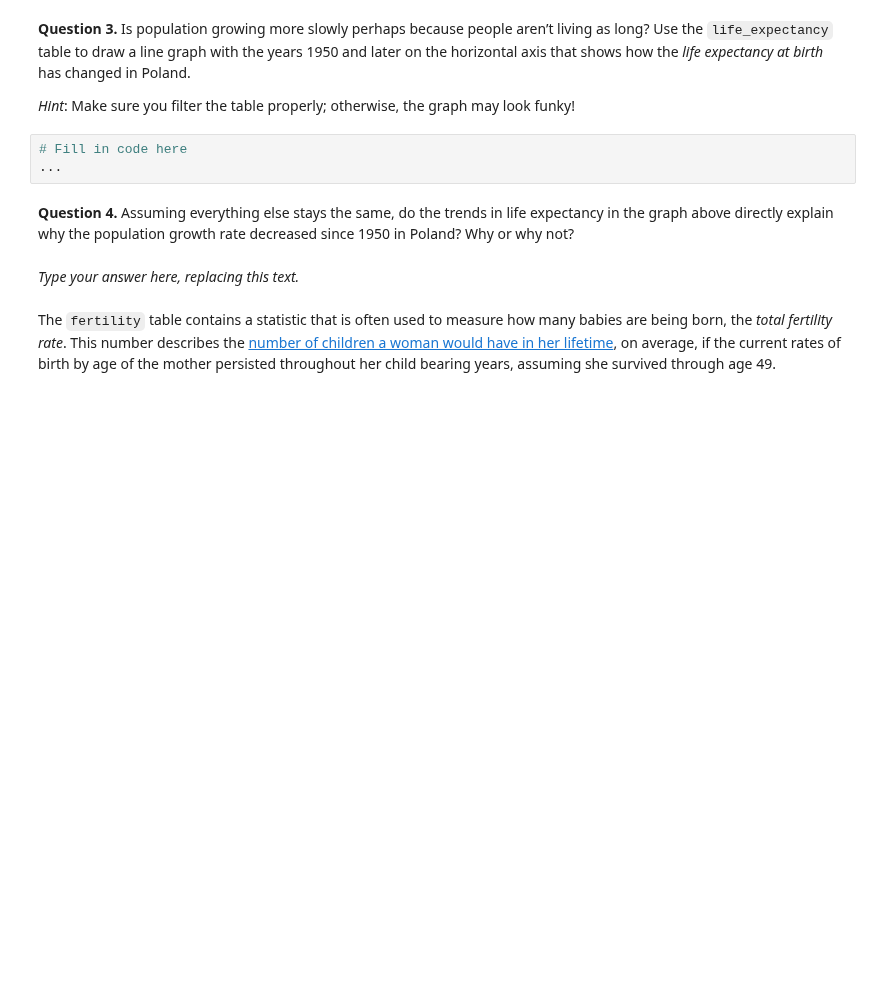
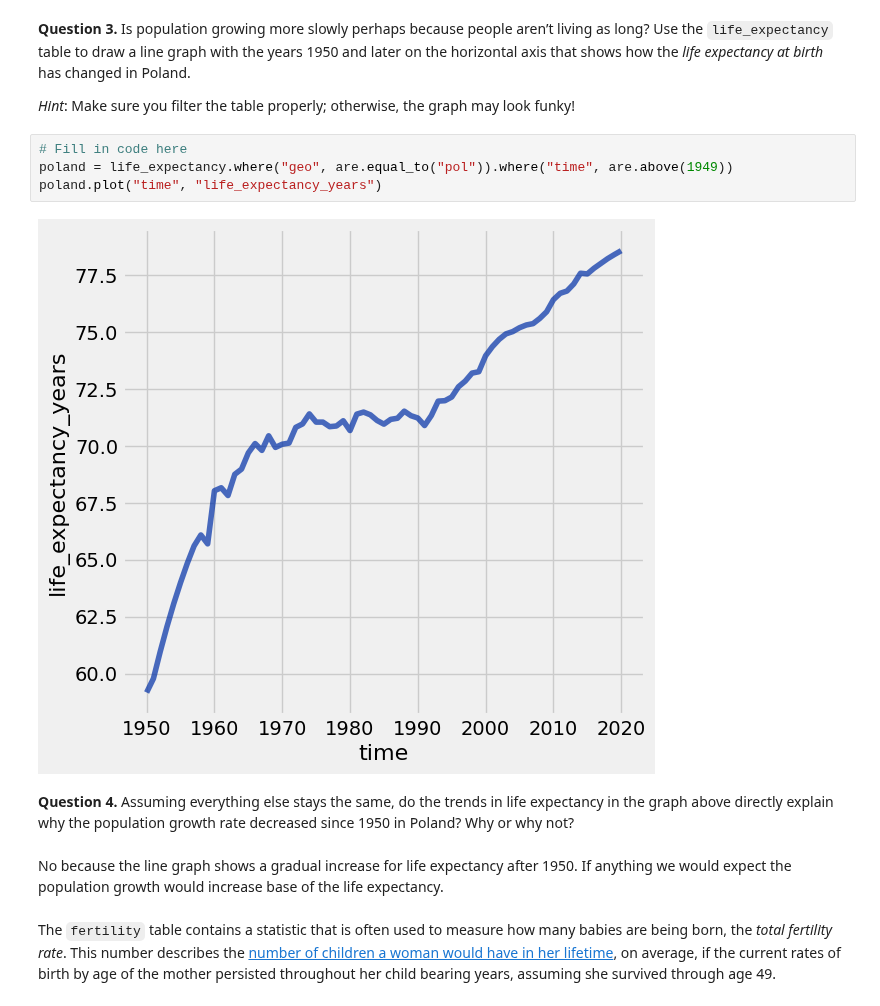
Before and after one commit to bwinterstein/Intro-Data, a Jupyter notebook: Project/project1.ipynb, the cells around one changed output. Cells and saved outputs as stored; diff of their text form; blank space fills up the shorter version.

```diff
--- a/Project/project1.ipynb
+++ b/Project/project1.ipynb
@@ -160,17 +213,20 @@ fertility.show(3)
 **Question 3.** Is population growing more slowly perhaps because people aren’t living as long? Use the `life_expectancy` table to draw a line graph with the years 1950 and later on the horizontal axis that shows how the _life expectancy at birth_ has changed in Poland.
 
 _Hint_: Make sure you filter the table properly; otherwise, the graph may look funky!
-# %%
-# Fill in code here
-...
+# %%
+# Fill in code here
+poland = life_expectancy.where("geo", are.equal_to("pol")).where("time", are.above(1949))
+poland.plot("time", "life_expectancy_years")
+# %% [output]
+[figure, added]
 # %% [markdown]
 <!-- END QUESTION -->
 
 <!-- BEGIN QUESTION -->
 
 **Question 4.** Assuming everything else stays the same, do the trends in life expectancy in the graph above directly explain why the population growth rate decreased since 1950 in Poland? Why or why not?
-# %% [markdown]
-_Type your answer here, replacing this text._
+# %% [markdown]
+No because the line graph shows a gradual increase for life expectancy after 1950. If anything we would expect the population growth would increase base of the life expectancy.
 # %% [markdown]
 <!-- END QUESTION -->
 
```
Also changed, not shown: parts of 15 cells of this notebook, 1 other file.
